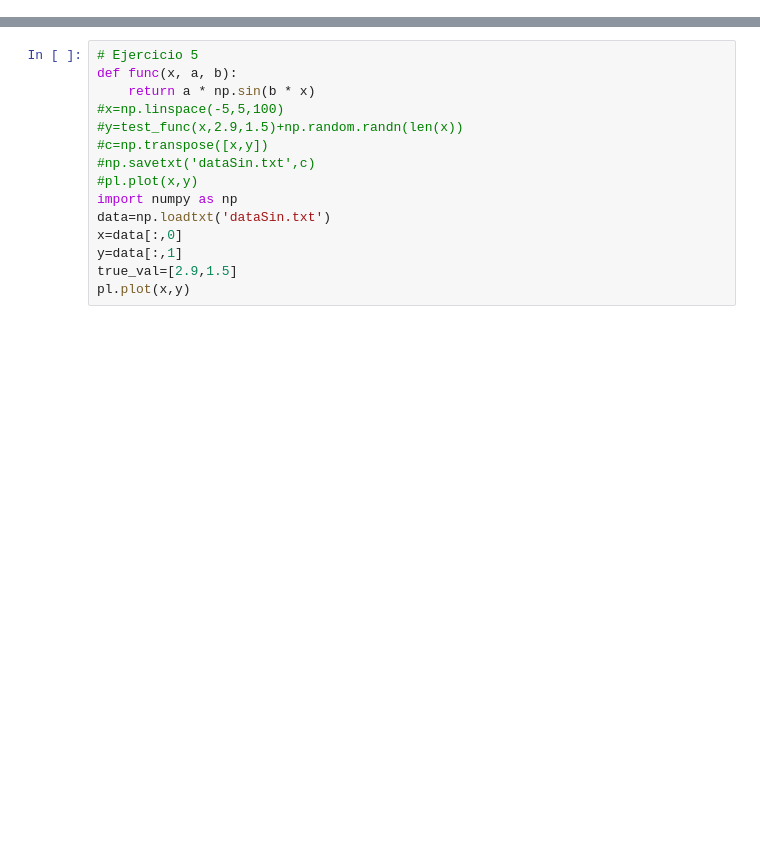
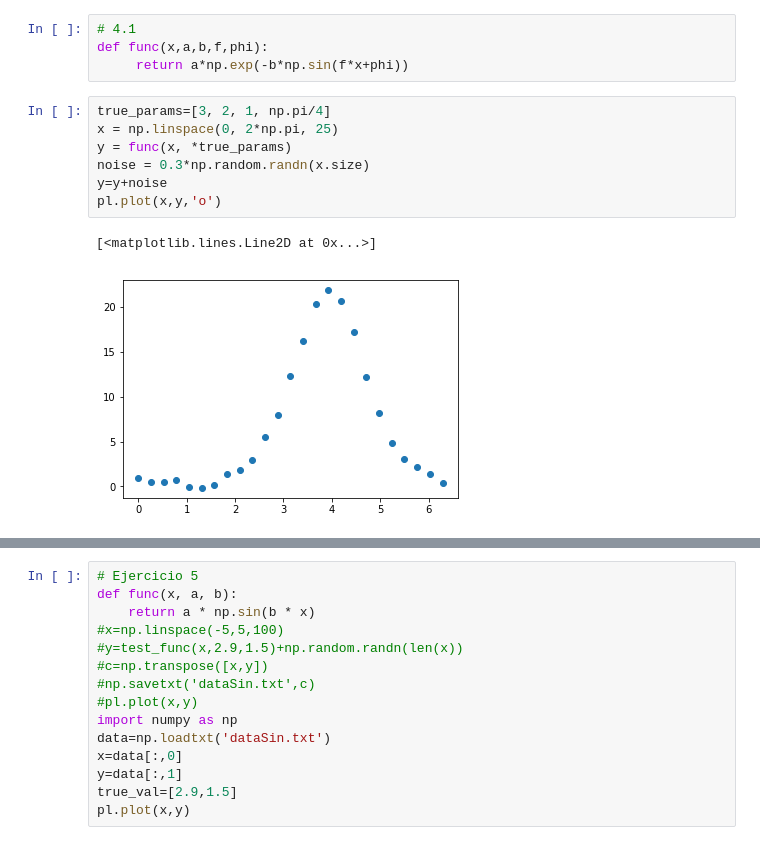
Before and after one commit to biuse/EjerciciosResueltos, a Jupyter notebook: ExerciciesModelling.ipynb, the cells around one changed output, grey strips where cells are left out. Saved outputs shown, nothing was run; the diff lists cells and outputs as text; blank space fills up the shorter version.

```diff
--- a/ExerciciesModelling.ipynb
+++ b/ExerciciesModelling.ipynb
@@ -0,0 +48,14 @@
+# %%
+# 4.1
+def func(x,a,b,f,phi):
+     return a*np.exp(-b*np.sin(f*x+phi))
+# %%
+true_params=[3, 2, 1, np.pi/4]
+x = np.linspace(0, 2*np.pi, 25)
+y = func(x, *true_params)
+noise = 0.3*np.random.randn(x.size)
+y=y+noise
+pl.plot(x,y,'o')
+# %% [output]
+[<matplotlib.lines.Line2D at 0x...>]
+[figure, added]
```
Also changed, not shown: parts of 9 cells of this notebook.
